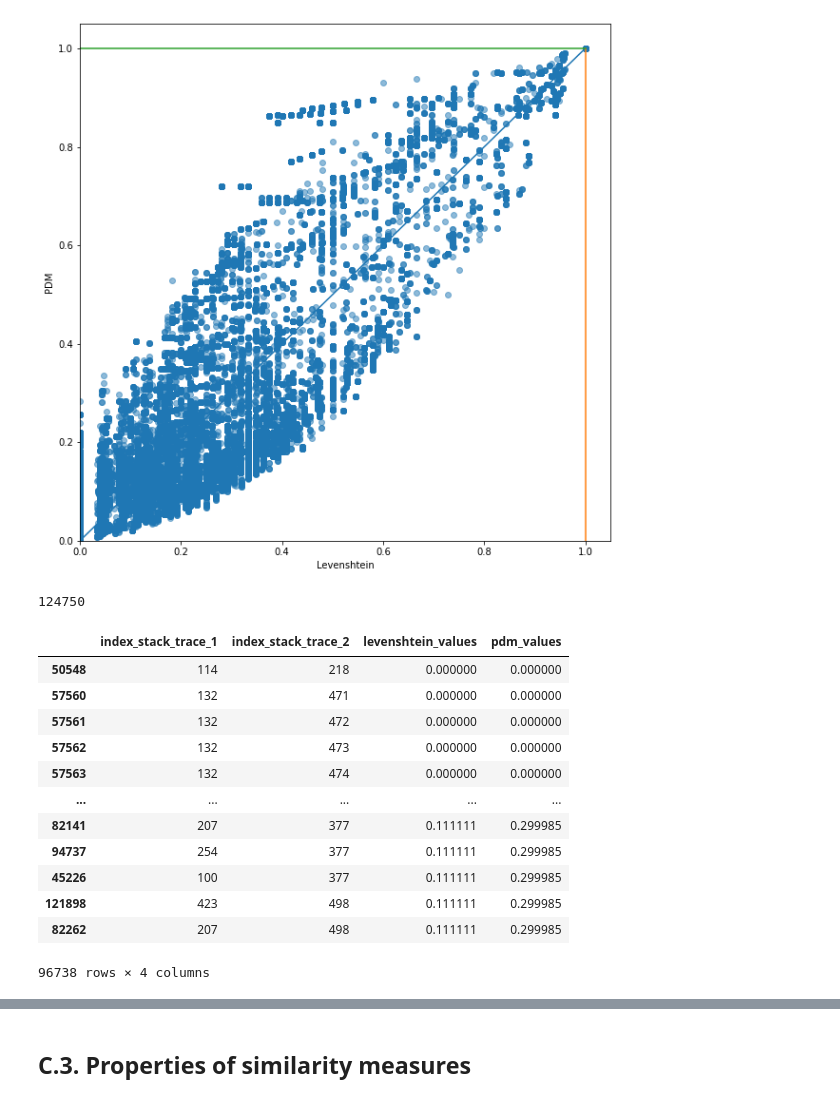
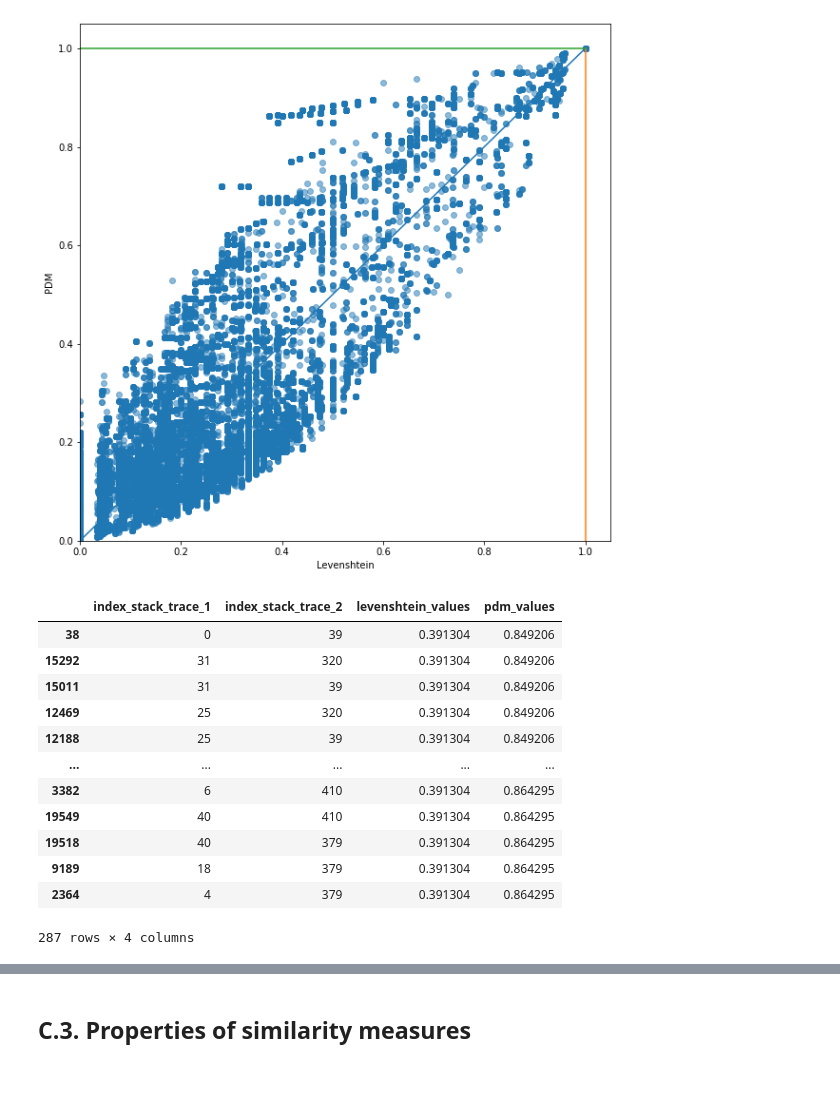
Before and after one commit to oormacheah/DataMining_Project, a Jupyter notebook: project-stack-traces_S.ipynb, the cells around one changed output, grey strips where cells are left out. Cells and saved outputs as stored; diff of their text form; code cells hidden in the pictures.

```diff
--- a/project-stack-traces_S.ipynb
+++ b/project-stack-traces_S.ipynb
@@ -1586,26 +1586,22 @@ plt.ylim(0, 1.05)
 plt.show()
 # %% [output]
 [figure]
-# %%
-len(df_measures['pdm_values'])
-# %% [output]
-124750
 # %%
-df_measures[(df_measures['levenshtein_values'] < 0.4) & (df_measures['pdm_values'] < 0.3)].sort_values(by='pdm_values')[['index_stack_trace_1','index_stack_trace_2','levenshtein_values','pdm_values']]
+df_measures[(df_measures['levenshtein_values'] < 0.4) & (df_measures['pdm_values'] > 0.8)].sort_values(by='pdm_values')[['index_stack_trace_1','index_stack_trace_2','levenshtein_values','pdm_values']]
 # %% [output]
 |  | index_stack_trace_1 | index_stack_trace_2 | levenshtein_values | pdm_values |
-| 50548 | 114 | 218 | 0.000000 | 0.000000 |
-| 57560 | 132 | 471 | 0.000000 | 0.000000 |
-| 57561 | 132 | 472 | 0.000000 | 0.000000 |
-| 57562 | 132 | 473 | 0.000000 | 0.000000 |
-| 57563 | 132 | 474 | 0.000000 | 0.000000 |
+| 38 | 0 | 39 | 0.391304 | 0.849206 |
+| 15292 | 31 | 320 | 0.391304 | 0.849206 |
+| 15011 | 31 | 39 | 0.391304 | 0.849206 |
+| 12469 | 25 | 320 | 0.391304 | 0.849206 |
+| 12188 | 25 | 39 | 0.391304 | 0.849206 |
 | ... | ... | ... | ... | ... |
-| 82141 | 207 | 377 | 0.111111 | 0.299985 |
-| 94737 | 254 | 377 | 0.111111 | 0.299985 |
-| 45226 | 100 | 377 | 0.111111 | 0.299985 |
-| 121898 | 423 | 498 | 0.111111 | 0.299985 |
-| 82262 | 207 | 498 | 0.111111 | 0.299985 |
+| 3382 | 6 | 410 | 0.391304 | 0.864295 |
+| 19549 | 40 | 410 | 0.391304 | 0.864295 |
+| 19518 | 40 | 379 | 0.391304 | 0.864295 |
+| 9189 | 18 | 379 | 0.391304 | 0.864295 |
+| 2364 | 4 | 379 | 0.391304 | 0.864295 |
-96738 rows × 4 columns
+287 rows × 4 columns
 # %% [markdown]
 #### <font color='blue'> Complete explanation here ...  </font>
 
```
Also changed, not shown: parts of 16 cells of this notebook.
